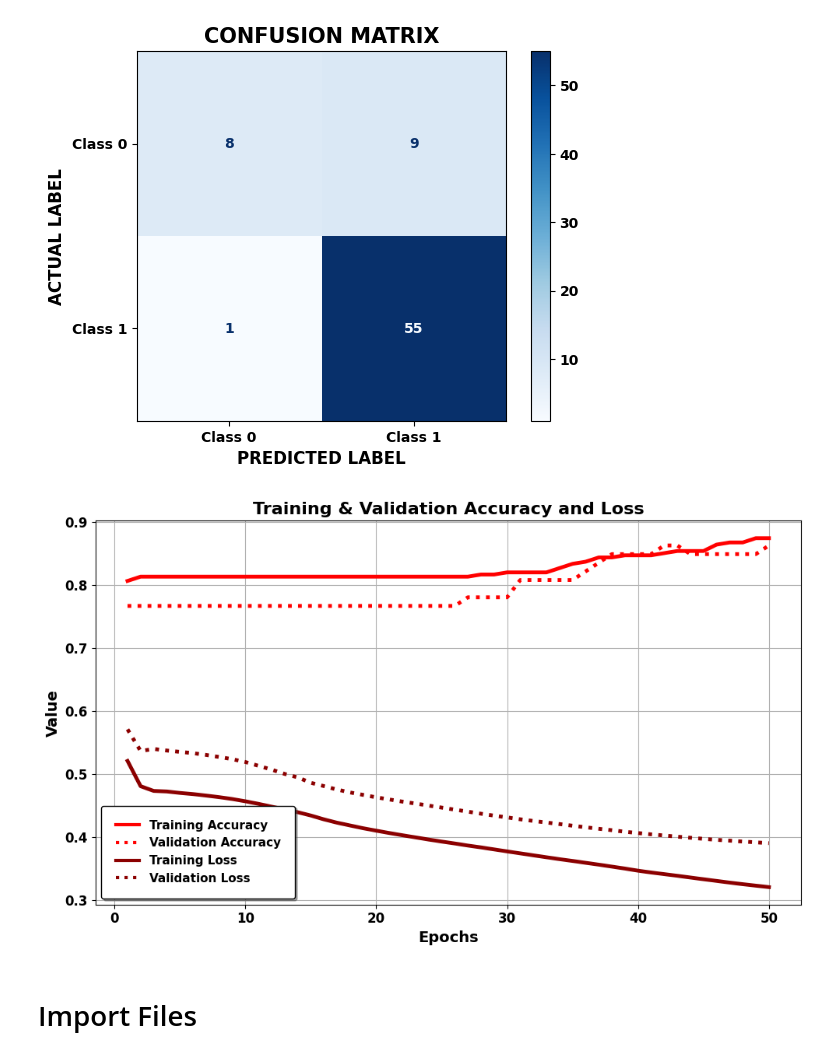
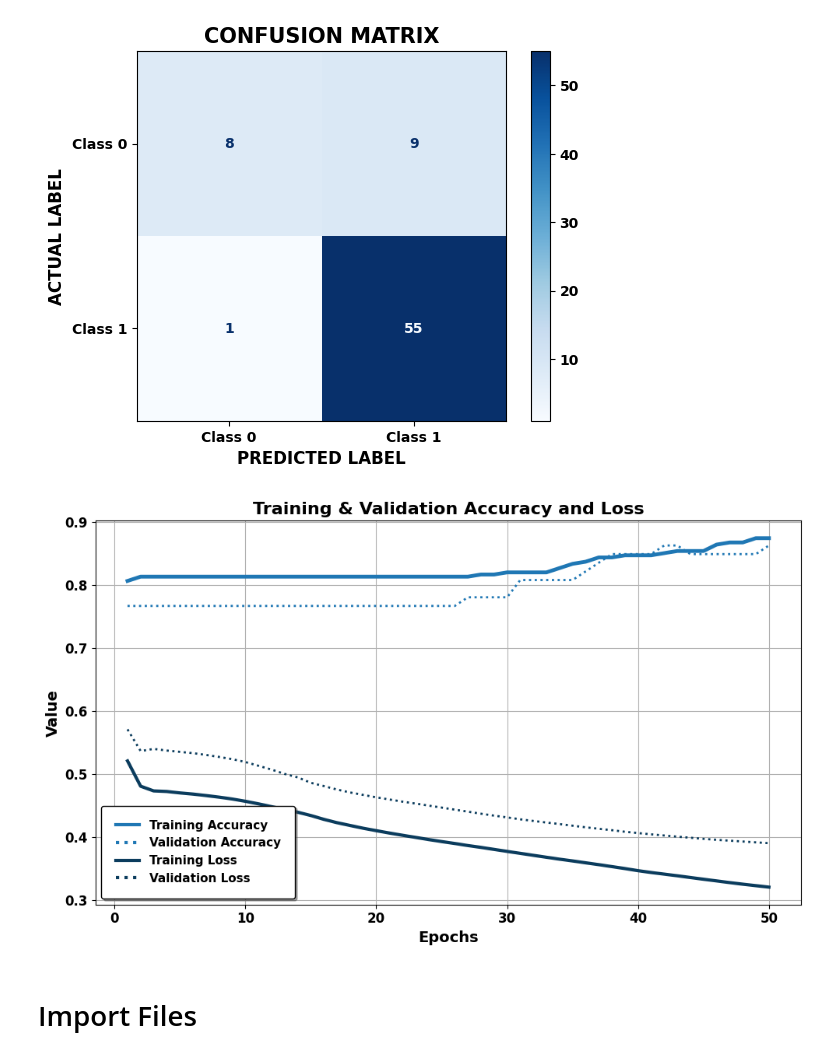
Before and after one commit to Kumar-642/Learning-based-Parkinson-s-Disease-Monitoring-System-through-Hardware-Software-Co-Simulation, a Jupyter notebook: 01_Python/Parkinson_CNN_Meander_Model.ipynb, the cells around one changed output. Drawn from its saved outputs; the diff is of its cells as text; code cells hidden in the pictures.

```diff
--- a/01_Python/Parkinson_CNN_Meander_Model.ipynb
+++ b/01_Python/Parkinson_CNN_Meander_Model.ipynb
@@ -280,13 +280,13 @@ val_loss   = history.history['val_loss']
 
 plt.figure(figsize=(10, 6))
 
-# ---- Accuracy curves ----
-plt.plot(epochs, train_acc, color='red', linewidth=3.5, label='Training Accuracy')
-plt.plot(epochs, val_acc, color='red', linestyle='dotted', linewidth=3.5, label='Validation Accuracy')
+# ---- Accuracy curves (bright blue) ----
+plt.plot(epochs, train_acc, color='#1f77b4', linewidth=3.5, label='Training Accuracy')   # bright blue
+plt.plot(epochs, val_acc, color='#1f77b4', linestyle='dotted', linewidth=2, label='Validation Accuracy')
 
-# ---- Loss curves ----
-plt.plot(epochs, train_loss, color='#8B0000', linewidth=3.5, label='Training Loss')
-plt.plot(epochs, val_loss, color='#8B0000', linestyle='dotted', linewidth=3.5, label='Validation Loss')
+# ---- Loss curves (darker blue) ----
+plt.plot(epochs, train_loss, color='#0b3c5d', linewidth=3, label='Training Loss')        # dark navy blue
+plt.plot(epochs, val_loss, color='#0b3c5d', linestyle='dotted', linewidth=2, label='Validation Loss')
 
 # ---- Labels with larger font ----
 plt.xlabel('Epochs', fontsize=14, fontweight='bold')
@@ -294,34 +294,34 @@ plt.ylabel('Value', fontsize=14, fontweight='bold')
 plt.title('Training & Validation Accuracy and Loss', fontsize=16, fontweight='bold')
 
 # ---- Increase tick (digit) size ----
 plt.xticks(fontsize=12)
 plt.yticks(fontsize=12)
 
 # ---- Create and style legend ----
 legend = plt.legend(
     loc='lower left',
     fontsize=11,
     frameon=True,
     facecolor='white',
     edgecolor='black',
     framealpha=1,
     shadow=True,
     borderpad=1.2
 )
 
 # Make legend text bold
 for text in legend.get_texts():
     text.set_fontweight('bold')
 
 # Make legend lines thicker (so they match plot prominence)
 for line in legend.get_lines():
     line.set_linewidth(3)
 
 plt.grid(True)
 plt.tight_layout()
 plt.show()
 # %% [output]
-[figure, old version]
+[figure, new version]
 # %% [markdown]
 # Import Files
 # %% [markdown]
```
